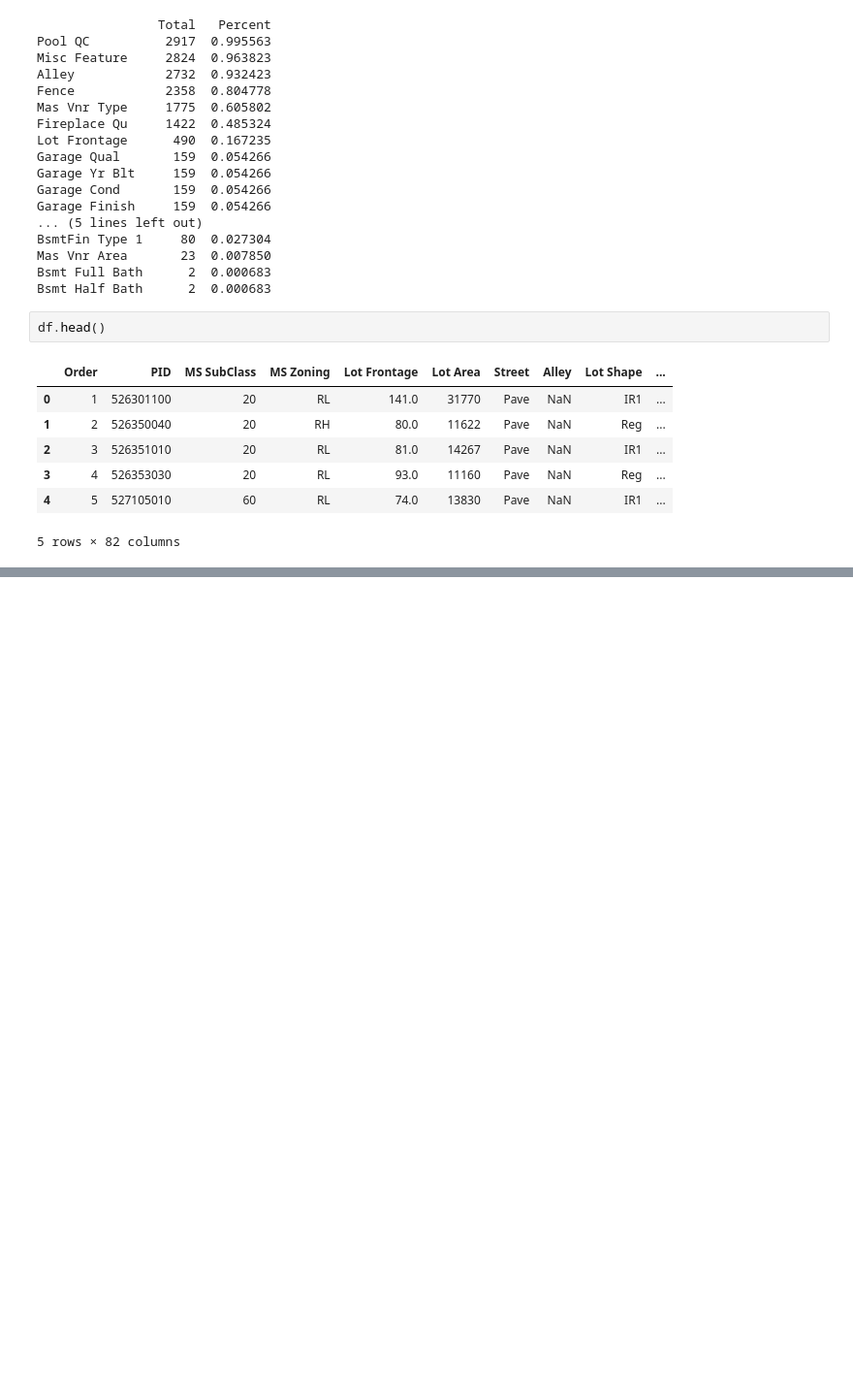
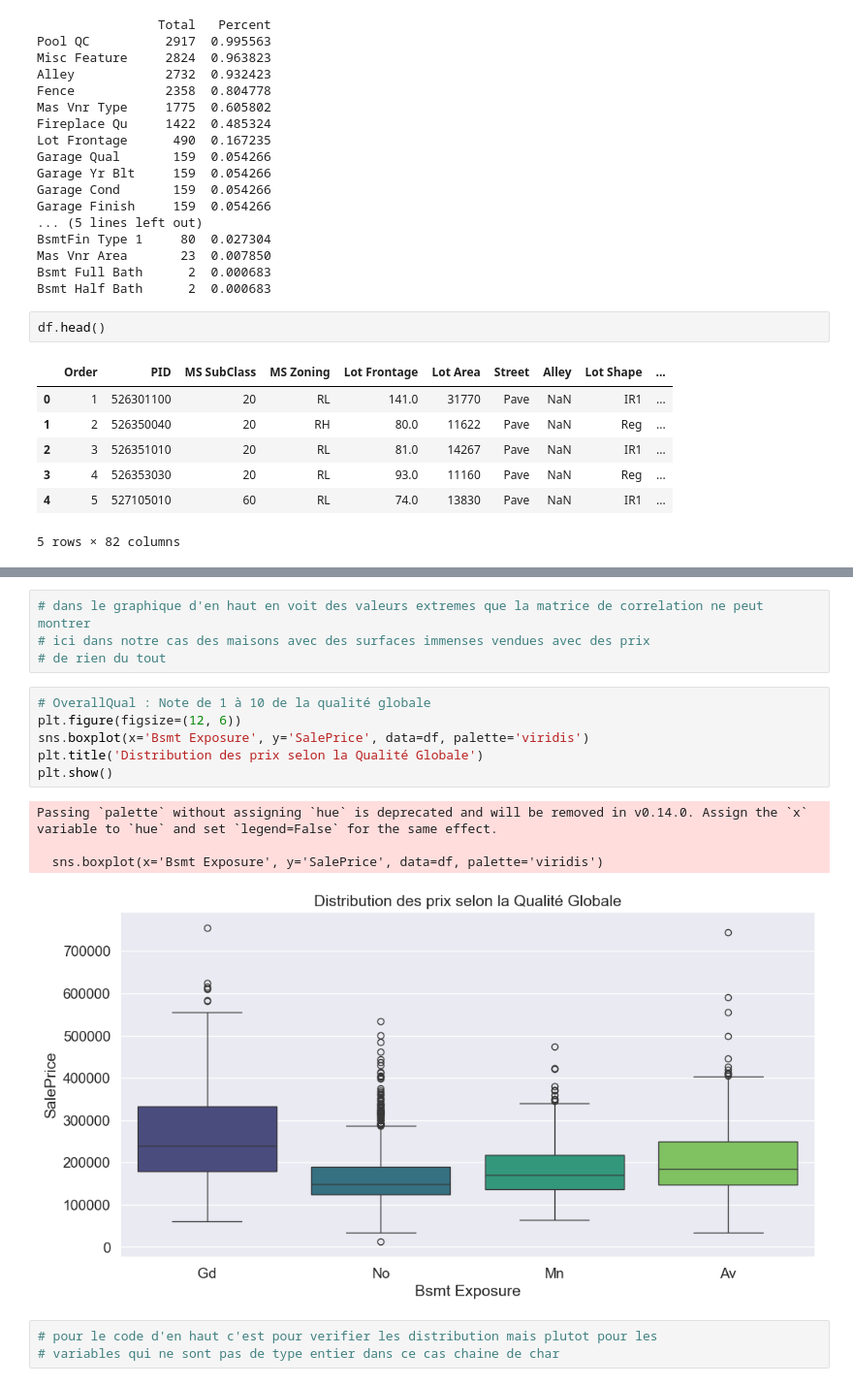
Before and after one commit to XGUNX/projet_ml, a Jupyter notebook: notebook/first_test.ipynb, the cells around one changed output, grey strips where cells are left out. Shown at 97% size. Saved outputs shown, nothing was run; the diff lists cells and outputs as text; blank space fills up the shorter version.

```diff
--- a/notebook/first_test.ipynb
+++ b/notebook/first_test.ipynb
@@ -81,0 +120,18 @@ df.head()
+# %%
+# dans le graphique d'en haut en voit des valeurs extremes que la matrice de correlation ne peut montrer
+# ici dans notre cas des maisons avec des surfaces immenses vendues avec des prix
+# de rien du tout
+# %%
+# OverallQual : Note de 1 à 10 de la qualité globale
+plt.figure(figsize=(12, 6))
+sns.boxplot(x='Bsmt Exposure', y='SalePrice', data=df, palette='viridis')
+plt.title('Distribution des prix selon la Qualité Globale')
+plt.show()
+# %% [output]
+Passing `palette` without assigning `hue` is deprecated and will be removed in v0.14.0. Assign the `x` variable to `hue` and set `legend=False` for the same effect.
+
+  sns.boxplot(x='Bsmt Exposure', y='SalePrice', data=df, palette='viridis')
+[figure, added]
+# %%
+# pour le code d'en haut c'est pour verifier les distribution mais plutot pour les
+# variables qui ne sont pas de type entier dans ce cas chaine de char
```
Also changed, not shown: parts of 5 cells of this notebook.
